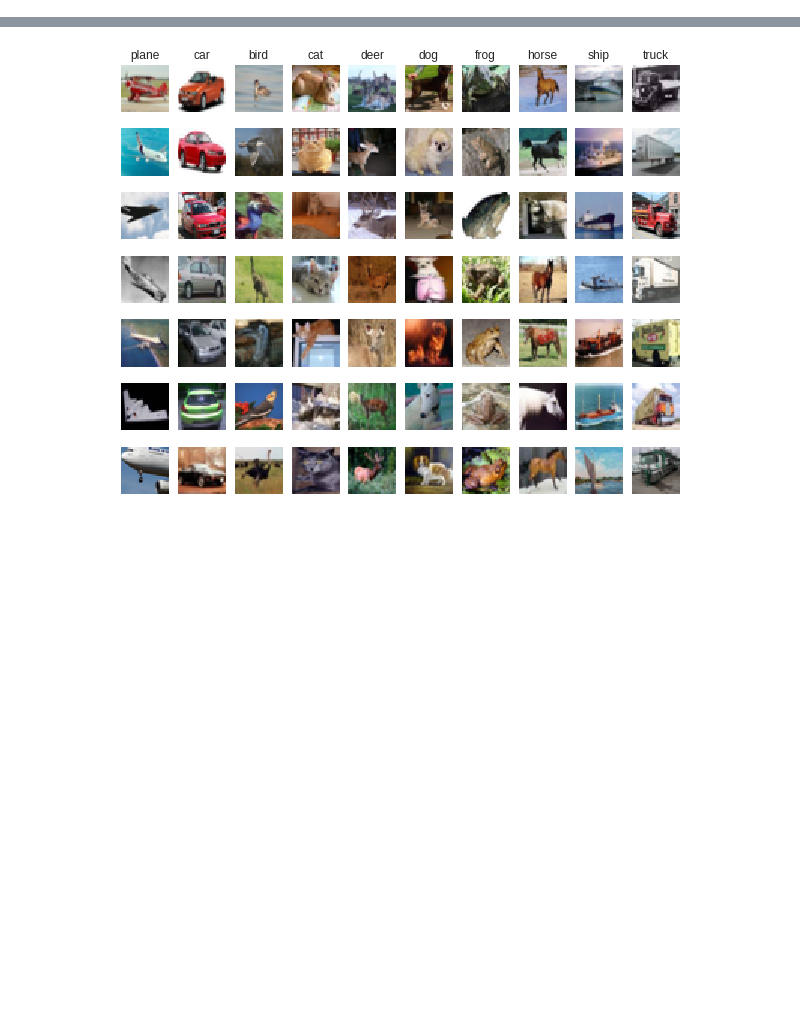
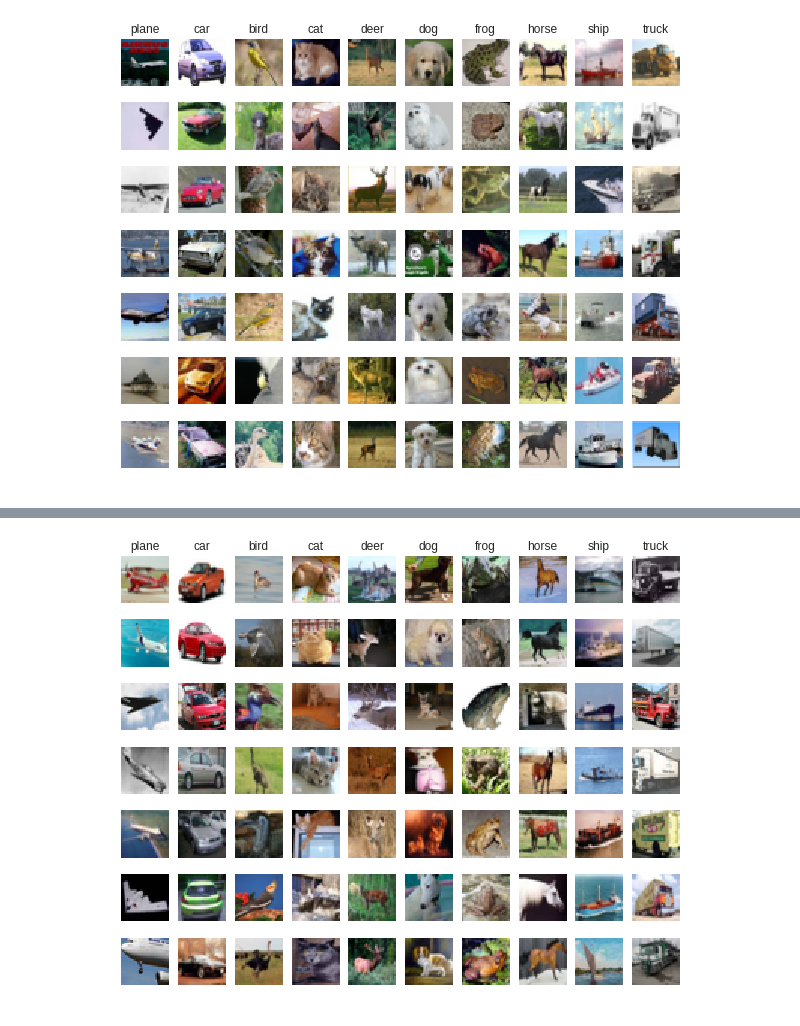
Before and after one commit to wajnryt/CS231n-course, a Jupyter notebook: Knn.ipynb, the cells around one changed output, grey strips where cells are left out. Cells and saved outputs as stored; diff of their text form; code cells hidden in the pictures; blank space fills up the shorter version.

```diff
--- a/Knn.ipynb
+++ b/Knn.ipynb
@@ -1,2 +1,89 @@
 # %% [markdown]
 <a href="https://colab.research.google.com/github/wajnryt/CS231n-course/blob/master/Knn.ipynb" target="_parent"><img src="https://colab.research.google.com/assets/colab-badge.svg" alt="Open In Colab"/></a>
+# %%
+!rm -rf assignment1
+!wget http://cs231n.github.io/assignments/2018/spring1718_assignment1.zip
+!unzip spring1718_assignment1.zip
+!rm spring1718_assignment1.zip
+!cd ./assignment1 && ls
+
+!cd assignment1/cs231n/datasets && bash get_datasets.sh && ls
+
+import random
+import numpy as np
+import matplotlib.pyplot as plt
+
+import os
+
+os.chdir('assignment1')
+
+from cs231n.data_utils import load_CIFAR10
+from __future__ import print_function
+
+
+
+# This is a bit of magic to make matplotlib figures appear inline in the notebook
+# rather than in a new window.
+%matplotlib inline
+plt.rcParams['figure.figsize'] = (10.0, 8.0) # set default size of plots
+plt.rcParams['image.interpolation'] = 'nearest'
+plt.rcParams['image.cmap'] = 'gray'
+
+# Some more magic so that the notebook will reload external python modules;
+# see http://stackoverflow.com/questions/1907993/autoreload-of-modules-in-ipython
+%load_ext autoreload
+%autoreload 2
+
+# Load the raw CIFAR-10 data.
+cifar10_dir = './cs231n/datasets/cifar-10-batches-py'
+
+# Cleaning up variables to prevent loading data multiple times (which may cause memory issue)
+try:
+   del X_train, y_train
+   del X_test, y_test
+   print('Clear previously loaded data.')
+except:
+   pass
+
+X_train, y_train, X_test, y_test = load_CIFAR10(cifar10_dir)
+
+# As a sanity check, we print out the size of the training and test data.
+print('Training data shape: ', X_train.shape)
+print('Training labels shape: ', y_train.shape)
+print('Test data shape: ', X_test.shape)
+print('Test labels shape: ', y_test.shape)
+
+# Visualize some examples from the dataset.
+# We show a few examples of training images from each class.
+classes = ['plane', 'car', 'bird', 'cat', 'deer', 'dog', 'frog', 'horse', 'ship', 'truck']
+num_classes = len(classes)
+samples_per_class = 7
+for y, cls in enumerate(classes):
+    idxs = np.flatnonzero(y_train == y)
+    idxs = np.random.choice(idxs, samples_per_class, replace=False)
+    for i, idx in enumerate(idxs):
+        plt_idx = i * num_classes + y + 1
+        plt.subplot(samples_per_class, num_classes, plt_idx)
+        plt.imshow(X_train[idx].astype('uint8'))
+        plt.axis('off')
+        if i == 0:
+            plt.title(cls)
+plt.show()
+
+
+# Subsample the data for more efficient code execution in this exercise
+num_training = 5000
+mask = list(range(num_training))
+X_train = X_train[mask]
+y_train = y_train[mask]
+
+num_test = 500
+mask = list(range(num_test))
+X_test = X_test[mask]
+y_test = y_test[mask]
+
+# Reshape the image data into rows
+X_train = np.reshape(X_train, (X_train.shape[0], -1))
+X_test = np.reshape(X_test, (X_test.shape[0], -1))
+print(X_train.shape, X_test.shape)
+# %% [output]
@@ -2,0 +107 @@
+[figure, added]
```
Also changed, not shown: parts of 6 cells of this notebook.
